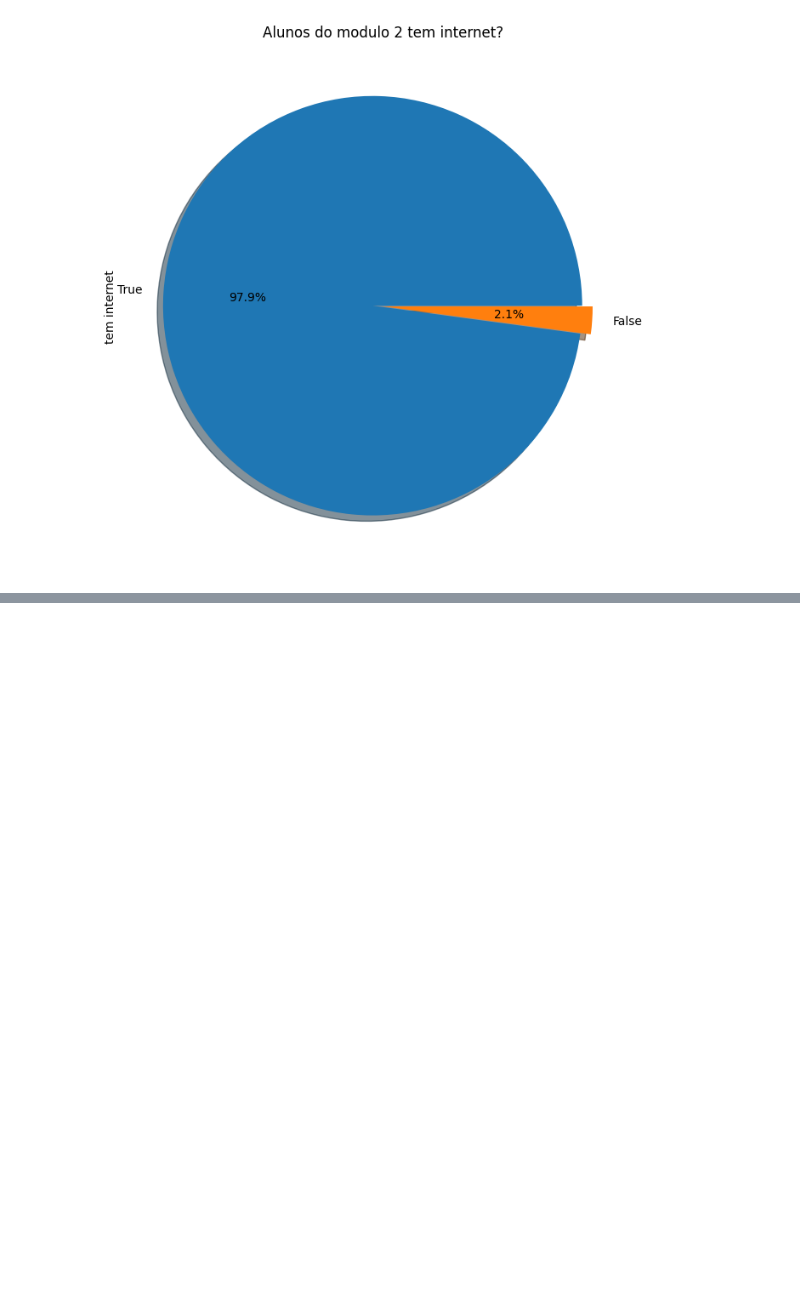
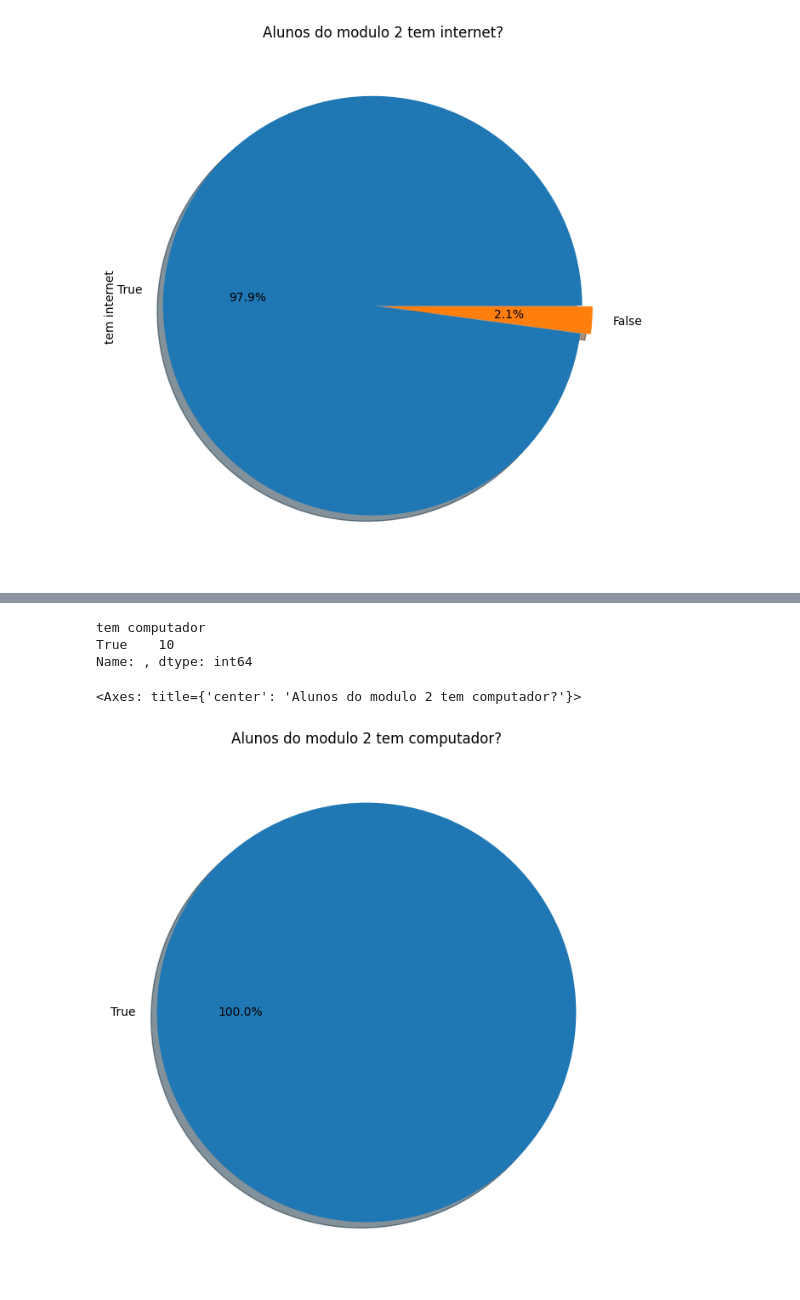
Before and after one commit to oeduardosg/introcomp, a Jupyter notebook: modulo_dois.ipynb, the cells around one changed output, grey strips where cells are left out. Drawn from its saved outputs; the diff is of its cells as text; code cells hidden in the pictures; blank space fills up the shorter version.

```diff
--- a/modulo_dois.ipynb
+++ b/modulo_dois.ipynb
@@ -183,6 +149,15 @@ vespertino_aprovado = resultado_vespertino[resultado_vespertino['Resultado'] ==
 
 aprovados = pd.concat([matutino_aprovado, vespertino_aprovado])
 geral = pd.concat([nome_matutino, nome_vespertino])
-
+aprovados['Nome'] = aprovados['Nome'].replace(
+    "luiz antônio de paula da silva toledo",
+    "luiz antönio de paula da silva toledo"
+)
+#e do paulo tambem....
+aprovados['Nome'] = aprovados['Nome'].replace(
+    "paulo vítor borges sangali",
+    "paulo vítor borge sangali"
+)
 dados_aprovados = pd.merge(aprovados, inscritos, on='Nome', how='left')
 dados_geral = pd.merge(geral, inscritos, on = 'Nome', how = 'left')
+dados_aprovados
@@ -220,0 +223,15 @@ Name: tem internet, dtype: int64
+# %%
+computador_aprovados = analisa(dados_aprovados, 'tem computador', PCT, False)
+computador_aprovados.plot.pie(
+    figsize=(8, 8),
+    autopct='%1.1f%%',
+    shadow=True,
+    #explode = (0.05),
+    title = (f"Alunos aprovados do modulo 2 tem computador?")
+)
+# %% [output]
+tem computador
+True    10
+Name: , dtype: int64
+<Axes: title={'center': 'Alunos do modulo 2 tem computador?'}>
+[figure, added]
```
Also changed, not shown: parts of 7 cells of this notebook.
